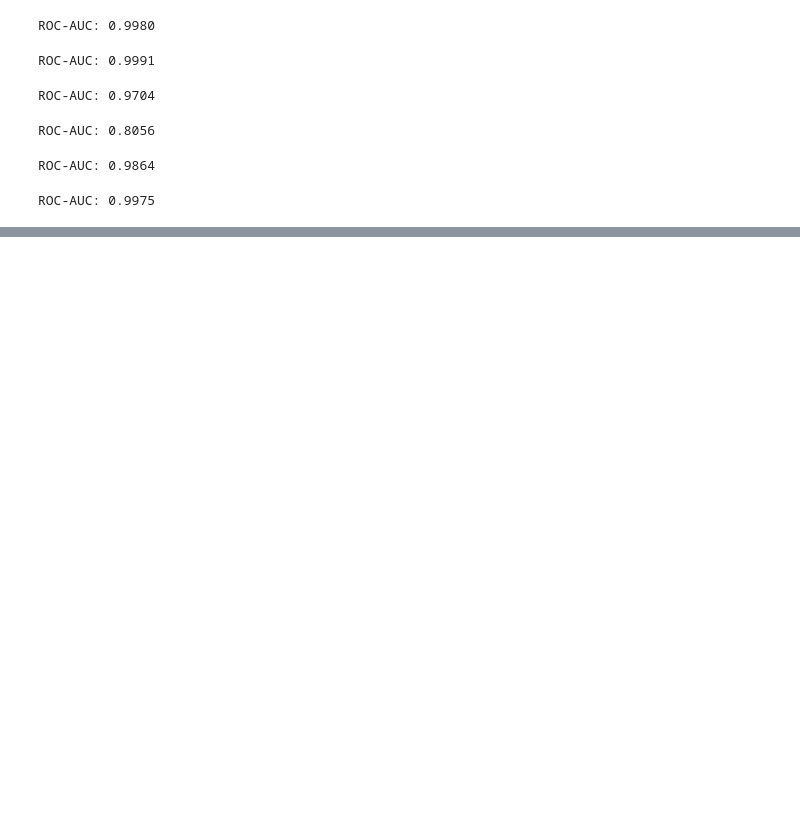
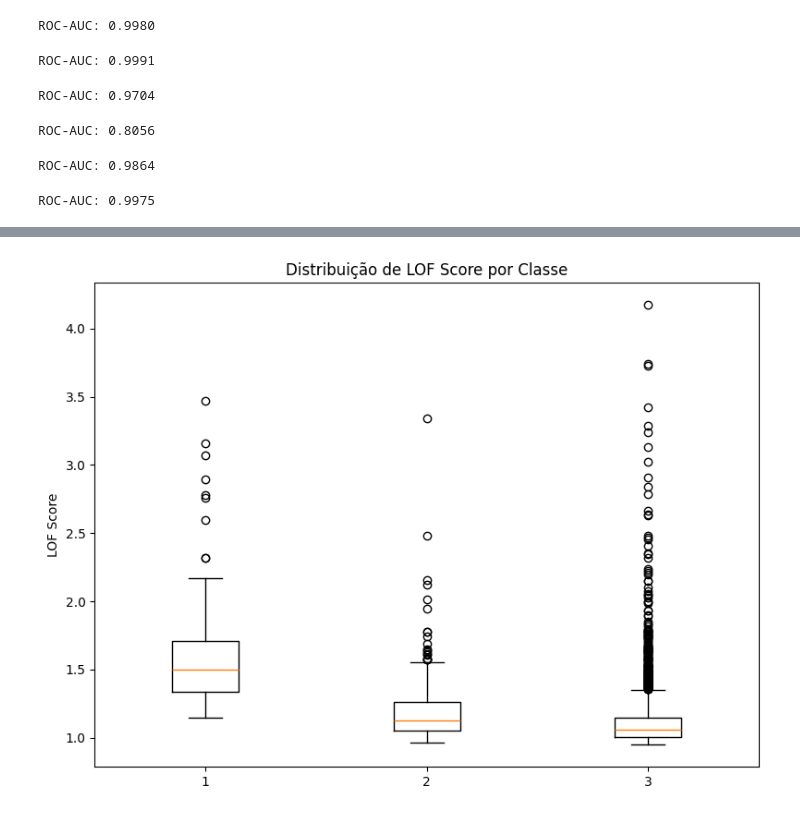
Before and after one commit to heigetter/Isolation_Tree, a Jupyter notebook: Isolation_Forest.ipynb, the cells around one changed output, grey strips where cells are left out. Saved outputs shown, nothing was run; the diff lists cells and outputs as text; code cells hidden in the pictures; blank space fills up the shorter version.

```diff
--- a/Isolation_Forest.ipynb
+++ b/Isolation_Forest.ipynb
@@ -327,0 +380,43 @@ ROC-AUC: 0.9975
+# %%
+def k_distance_neighbors(X, k):
+    n = len(X)
+    dist_matrix = np.sqrt(((X[:, None, :] - X[None, :, :]) ** 2).sum(axis=2))
+    np.fill_diagonal(dist_matrix, np.inf)
+    neighbors_idx = np.argsort(dist_matrix, axis=1)[:, :k]
+    neighbors_dist = np.take_along_axis(dist_matrix, neighbors_idx, axis=1)
+    return neighbors_idx, neighbors_dist, dist_matrix
+
+def reachability_distance(dist_matrix, neighbors_dist, i, j):
+    k_dist_j = neighbors_dist[j][-1]
+    return max(dist_matrix[i][j], k_dist_j)
+
+def lof(X, k=20):
+    n = len(X)
+    neighbors_idx, neighbors_dist, dist_matrix = k_distance_neighbors(X, k)
+
+    lrd = np.zeros(n)
+    for i in range(n):
+        reach_dists = [reachability_distance(dist_matrix, neighbors_dist, i, j) for j in neighbors_idx[i]]
+        lrd[i] = 1 / (np.mean(reach_dists) + 1e-10)
+
+    lof_scores = np.zeros(n)
+    for i in range(n):
+        vizinhos = neighbors_idx[i]
+        lof_scores[i] = np.mean(lrd[vizinhos]) / (lrd[i] + 1e-10)
+
+    return lof_scores
+# %%
+lof_scores = lof(X_thy)
+# %%
+df_thy['lof_score'] = lof_scores
+classes = sorted(df_thy['class'].unique())
+data_por_classe = [df_thy[df_thy['class'] == c]['lof_score'].values for c in classes]
+
+plt.figure(figsize=(8, 6))
+plt.boxplot(data_por_classe, labels=classes)
+plt.ylabel('LOF Score')
+plt.title('Distribuição de LOF Score por Classe')
+plt.tight_layout()
+plt.show()
+# %% [output]
+[figure, added]
```
Also changed, not shown: parts of 3 cells of this notebook.
